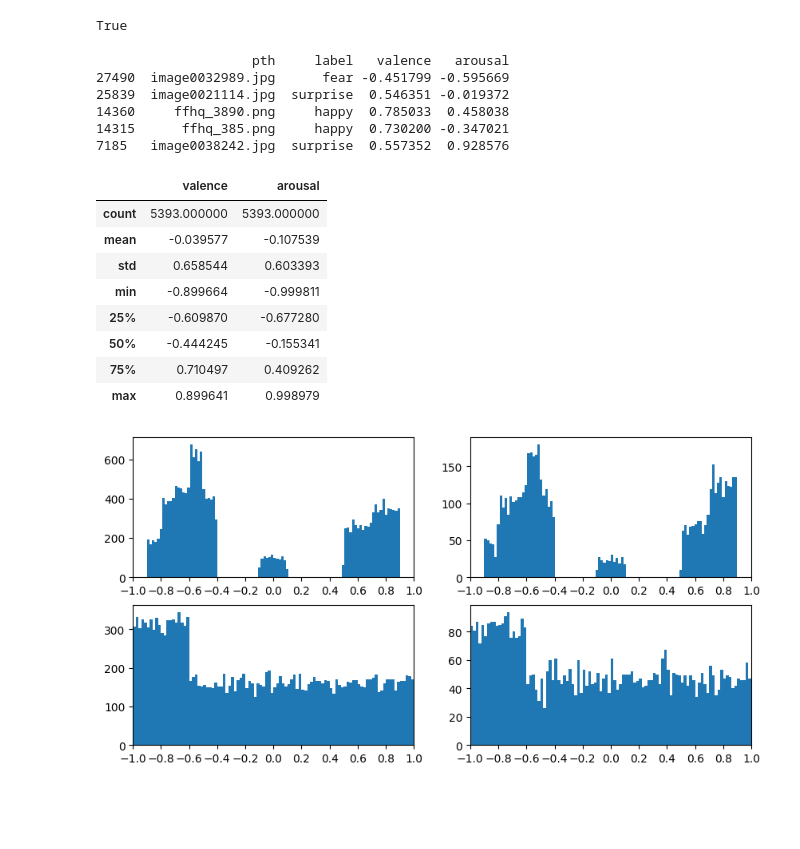
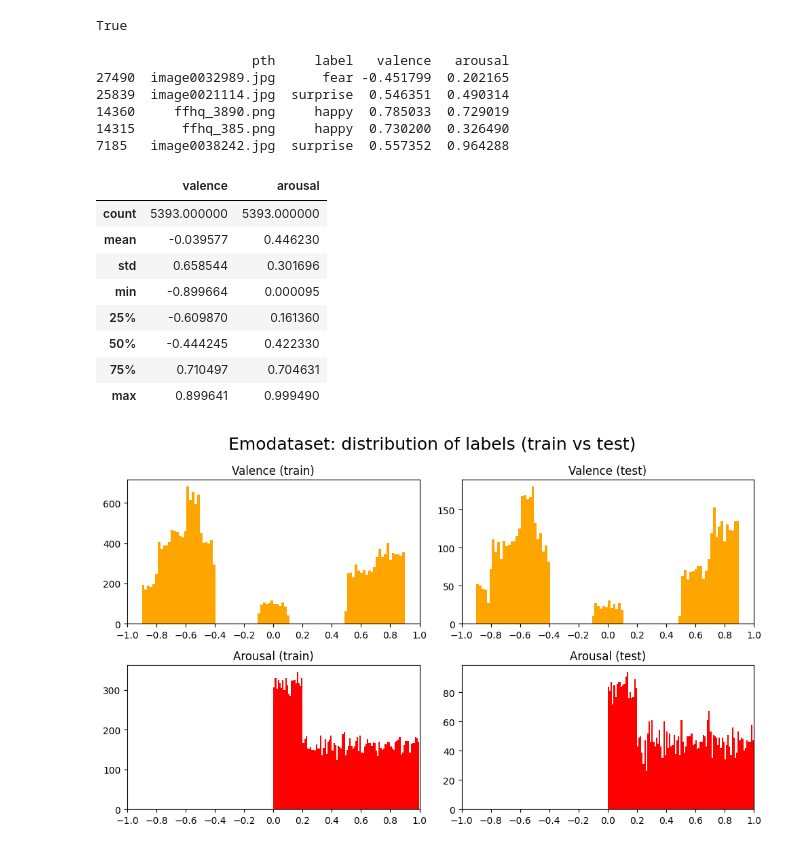
Before and after one commit to MattThePerson/emonet-fine-tuning, a Jupyter notebook: notebooks/ANALYSIS_emodataset.ipynb, the cells around one changed output. Saved outputs shown, nothing was run; the diff lists cells and outputs as text; code cells hidden in the pictures; blank space fills up the shorter version.

Commit message:
did some more visualization on fine-tuned (16ep) and dataset balance

```diff
--- a/notebooks/ANALYSIS_emodataset.ipynb
+++ b/notebooks/ANALYSIS_emodataset.ipynb
@@ -8,7 +8,7 @@ import numpy as np
 import matplotlib.pyplot as plt
 # %%
 #
-dataset_path = Path(r"C:\datasets\AffectiveComputing\Emodataset")
+dataset_path = Path(r"/store/datasets/AffectiveComputing/Emodataset")
 dataset_path.exists()
 # %% [output]
 True
@@ -19,47 +19,51 @@ print(df_train.head())
 df_test.describe()
 # %% [output]
                     pth     label   valence   arousal
-27490  image0032989.jpg      fear -0.451799 -0.595669
-25839  image0021114.jpg  surprise  0.546351 -0.019372
-14360     ffhq_3890.png     happy  0.785033  0.458038
-14315      ffhq_385.png     happy  0.730200 -0.347021
-7185   image0038242.jpg  surprise  0.557352  0.928576
+27490  image0032989.jpg      fear -0.451799  0.202165
+25839  image0021114.jpg  surprise  0.546351  0.490314
+14360     ffhq_3890.png     happy  0.785033  0.729019
+14315      ffhq_385.png     happy  0.730200  0.326490
+7185   image0038242.jpg  surprise  0.557352  0.964288
 |  | valence | arousal |
 | count | 5393.000000 | 5393.000000 |
-| mean | -0.039577 | -0.107539 |
-| std | 0.658544 | 0.603393 |
-| min | -0.899664 | -0.999811 |
-| 25% | -0.609870 | -0.677280 |
-| 50% | -0.444245 | -0.155341 |
-| 75% | 0.710497 | 0.409262 |
-| max | 0.899641 | 0.998979 |
+| mean | -0.039577 | 0.446230 |
+| std | 0.658544 | 0.301696 |
+| min | -0.899664 | 0.000095 |
+| 25% | -0.609870 | 0.161360 |
+| 50% | -0.444245 | 0.422330 |
+| 75% | 0.710497 | 0.704631 |
+| max | 0.899641 | 0.999490 |
 # %%
 # modify dataframes
-df_train["arousal"] = df_train["arousal"] * 2 - 1
-df_test["arousal"] =  df_test["arousal"] * 2 - 1
+df_train["arousal_modified"] = df_train["arousal"] * 2 - 1
+df_test["arousal_modified"] =  df_test["arousal"] * 2 - 1
 # %%
 # save modified dataframes
 df_train.to_csv(str(dataset_path / "train_labels_modified.csv"))
 df_test.to_csv(str(dataset_path / "test_labels_modified.csv"))
 # %%
 # plot valence and arousal histograms
-fig, ax = plt.subplots(ncols=2, nrows=2, figsize=(10,5))
+fig, ax = plt.subplots(ncols=2, nrows=2, figsize=(10,6))
 
-bins = 100
+plt.suptitle('Emodataset: distribution of labels (train vs test)', fontsize=18)
 
-ax[0,0].hist(df_train["valence"], bins=bins)
-ax[0,1].hist(df_test["valence"], bins=bins)
+datum = [
+    (df_train["valence"], "Valence (train)", "orange"),
+    (df_test["valence"], "Valence (test)",   "orange"),
+    (df_train["arousal"], "Arousal (train)", "red"),
+    (df_test["arousal"], "Arousal (test)",   "red"),
+]
 
-ax[1,0].hist(df_train["arousal"], bins=bins)
-ax[1,1].hist(df_test["arousal"], bins=bins)
-
-for axis in ax.flatten():
+for axis, (data, title, color) in zip(ax.flatten(), datum):
+    axis.hist(data, bins=100, color=color)
+    axis.set_title(title)
     axis.set_xlim(-1,1)
     axis.set_xticks(np.arange(-1,1.2,0.2))
 
+plt.tight_layout()
 plt.show()
 # %% [output]
-[figure, old version]
+[figure, new version]
 # %%
 # extract label number
 CANONICAL_8 = ["neutral","happy","sad","surprise","fear","disgust","anger","contempt"]
```
Also changed, not shown: parts of 4 cells of this notebook, 10 other files.
